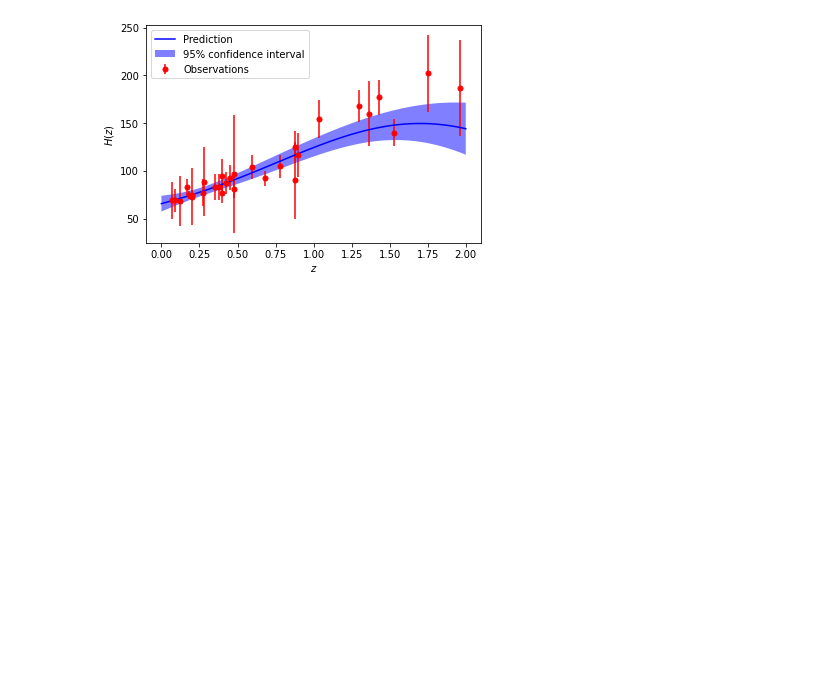
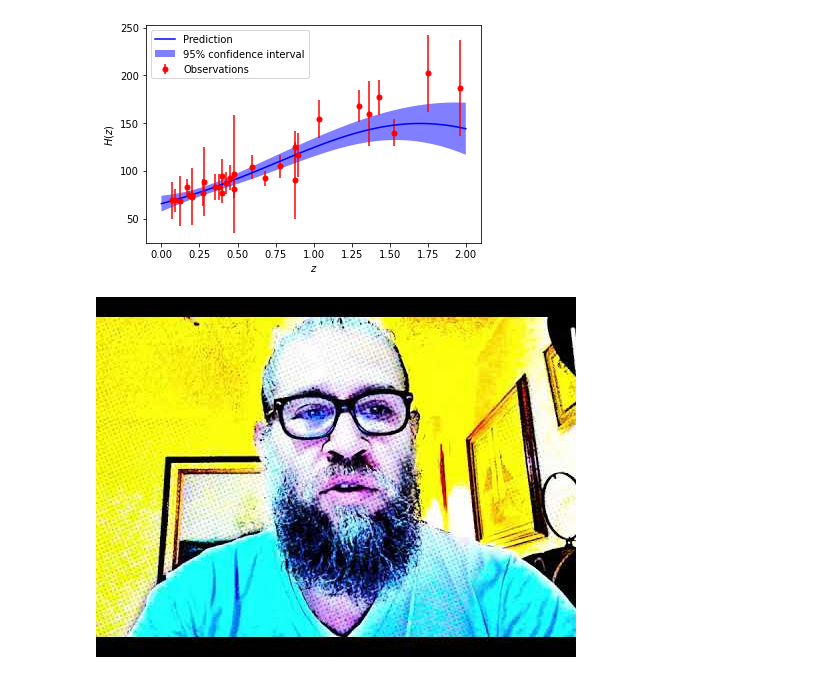
Before and after one commit to alexanderbonilla/UniAndes, a Jupyter notebook: H0.ipynb, the cells around one changed output. Drawn from its saved outputs; the diff is of its cells as text; code cells hidden in the pictures; blank space fills up the shorter version.

```diff
--- a/H0.ipynb
+++ b/H0.ipynb
@@ -46,3 +46,8 @@ plt.legend(loc='upper left')
 plt.show()
 # %% [output]
 [figure]
+# %%
+from IPython.display import YouTubeVideo
+YouTubeVideo('0AVelNgqd20')
+# %% [output]
+[figure, added]
```
